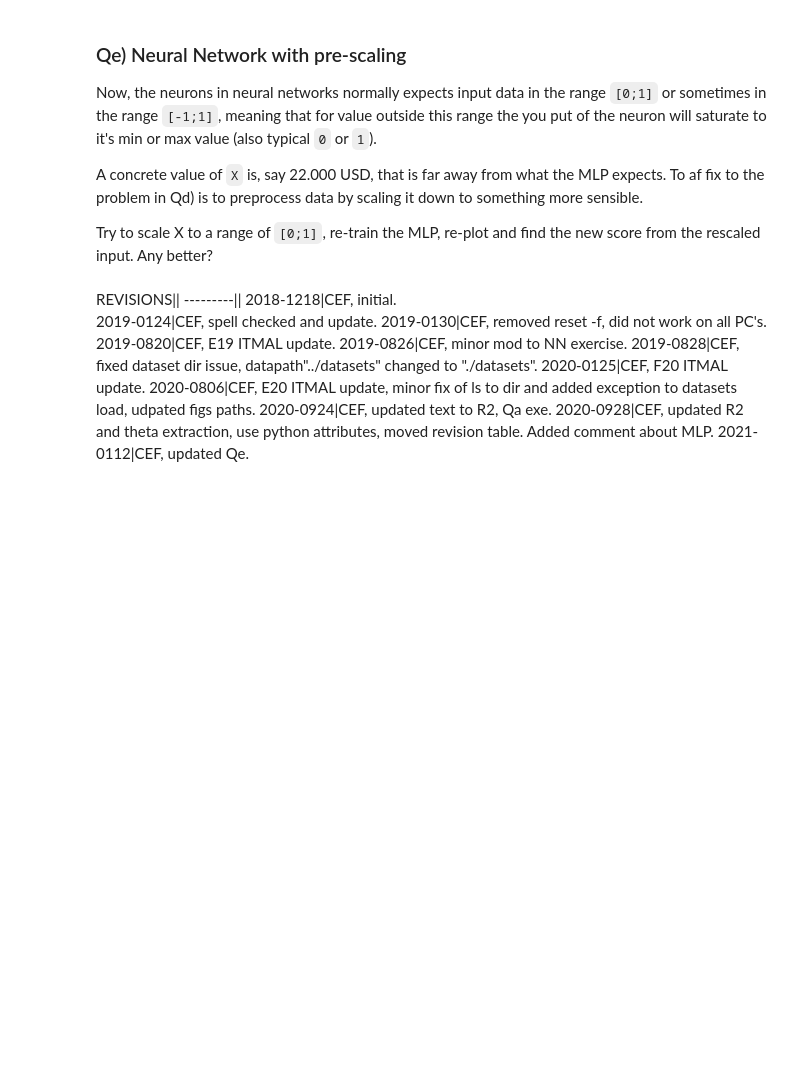
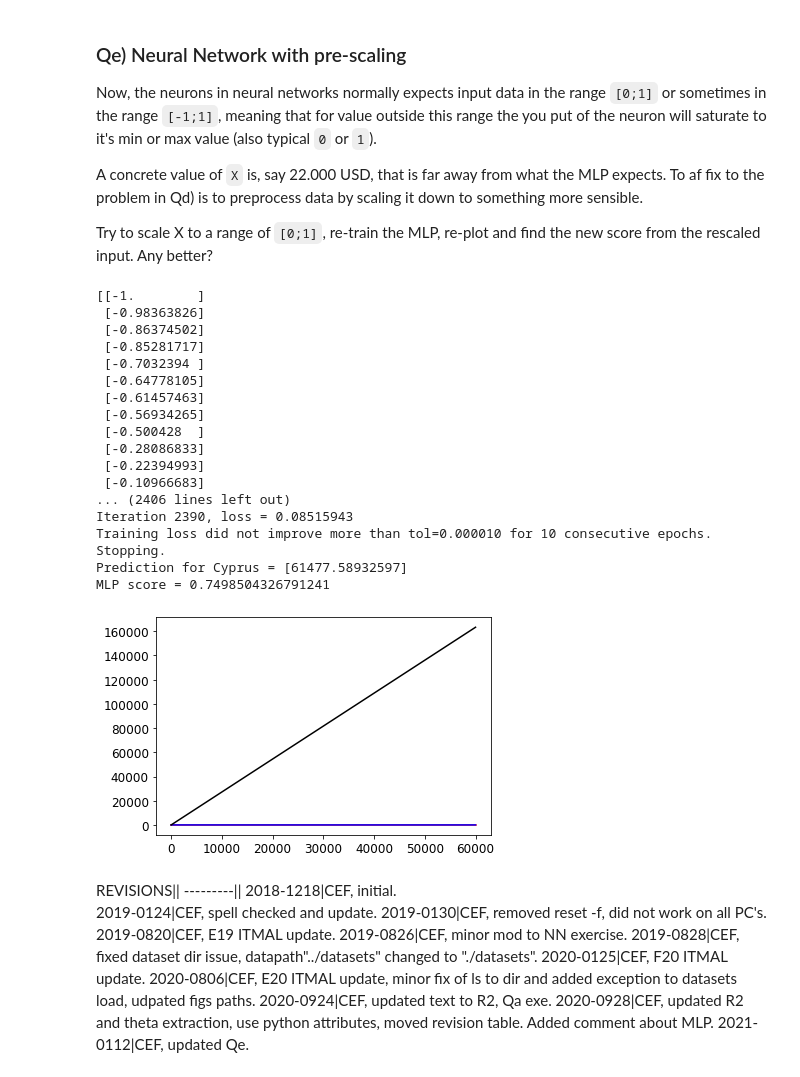
Before and after one commit to mortenhaahr/MAL, a Jupyter notebook: L01/intro.ipynb, the cells around one changed output. Drawn from its saved outputs; the diff is of its cells as text; code cells hidden in the pictures; blank space fills up the shorter version.

```diff
--- a/L01/intro.ipynb
+++ b/L01/intro.ipynb
@@ -549,3 +556,40 @@ assert False, "TODO: try prescale data for the MPL...any better?"
+# %%
+X = np.interp(X, (X.min(), X.max()), (-1, +1))
+print(X)
+# Setup MLPRegressor, can be very tricky for the tiny-data
+mlp = MLPRegressor( hidden_layer_sizes=(10,), solver='adam', activation='relu', tol=1E-5, max_iter=100000, verbose=True)
+mlp.fit(X,y.ravel())
+
+# lets make a MLP regressor prediction and redo the plots
+y_pred_mlp = mlp.predict(M)
+plt.plot(m, y_pred_lin, "r")
+plt.plot(m, y_pred_knn, "b")
+plt.plot(m, y_pred_mlp, "k")
+
+# Make a prediction for Cyprus
+X_new = [[22587]]  # Cyprus' GDP per capita
+mld_y_pred = mlp.predict(X_new)
+print(f'Prediction for Cyprus = {mld_y_pred}') # outputs [[ 5.96242338]]
+print(f'MLP score = {mlp.score(X, y)}')
+# %% [output]
+[[-1.        ]
+ [-0.98363826]
+ [-0.86374502]
+ [-0.85281717]
+ [-0.7032394 ]
+ [-0.64778105]
+ [-0.61457463]
+ [-0.56934265]
+ [-0.500428  ]
+ [-0.28086833]
+ [-0.22394993]
+ [-0.10966683]
+... (2406 lines left out)
+Iteration 2390, loss = 0.08515943
+Training loss did not improve more than tol=0.000010 for 10 consecutive epochs. Stopping.
+Prediction for Cyprus = [61477.58932597]
+MLP score = 0.7498504326791241
+[figure, added]
 # %% [markdown]
 REVISIONS||
 ---------||
```
Also changed, not shown: parts of 4 cells of this notebook.
